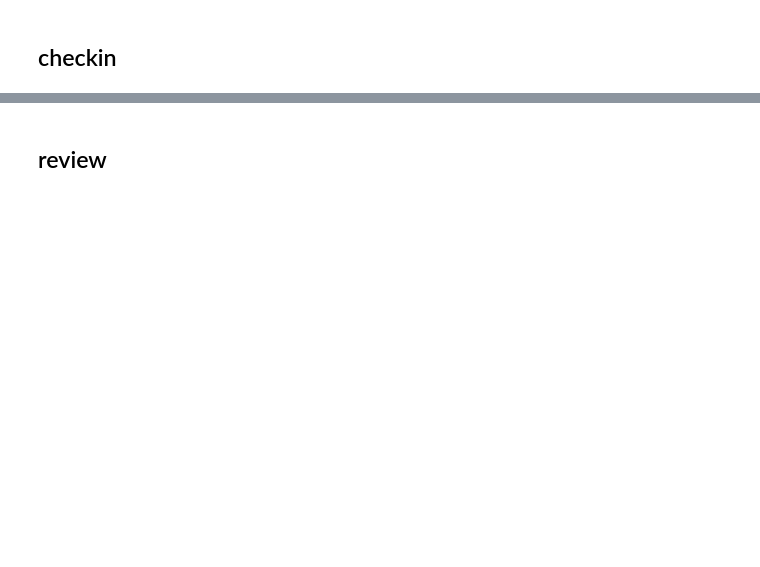
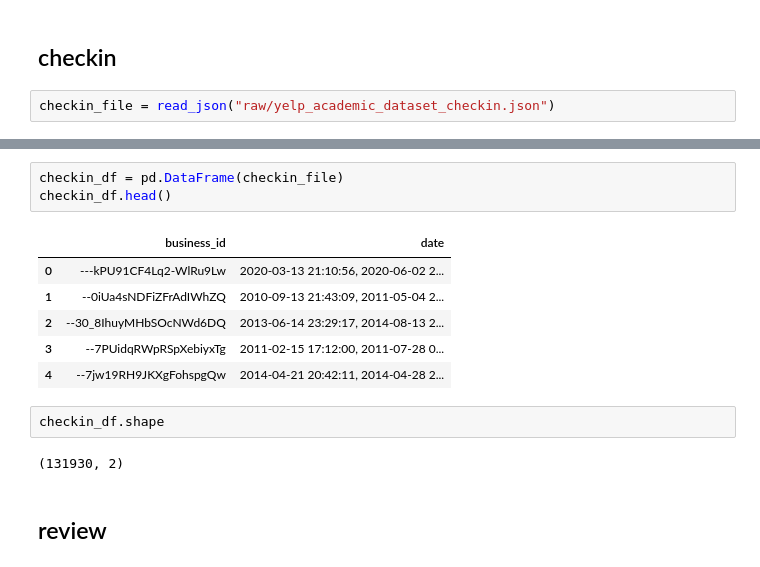
Before and after one commit to stevenhurwitt/yelp, a Jupyter notebook: notebooks/yelp-data-ingestion.ipynb, the cells around one changed output, grey strips where cells are left out. Cells and saved outputs as stored; diff of their text form; blank space fills up the shorter version.

```diff
--- a/notebooks/yelp-data-ingestion.ipynb
+++ b/notebooks/yelp-data-ingestion.ipynb
@@ -152,3 +132,5 @@ dummy.head()
 | 4 | mWMc6_wTdE0EUBKIGXDVfA | Perkiomen Valley Brewery | 101 Walnut St | Green Lane | PA | 18054 | 40.338183 | -75.471659 | 4.5 | ... |
 # %% [markdown]
 ## checkin
+# %%
+checkin_file = read_json("raw/yelp_academic_dataset_checkin.json")
@@ -172,2 +162,16 @@ here is an example record:
+# %%
+checkin_df = pd.DataFrame(checkin_file)
+checkin_df.head()
+# %% [output]
+|  | business_id | date |
+| 0 | ---kPU91CF4Lq2-WlRu9Lw | 2020-03-13 21:10:56, 2020-06-02 2... |
+| 1 | --0iUa4sNDFiZFrAdIWhZQ | 2010-09-13 21:43:09, 2011-05-04 2... |
+| 2 | --30_8IhuyMHbSOcNWd6DQ | 2013-06-14 23:29:17, 2014-08-13 2... |
+| 3 | --7PUidqRWpRSpXebiyxTg | 2011-02-15 17:12:00, 2011-07-28 0... |
+| 4 | --7jw19RH9JKXgFohspgQw | 2014-04-21 20:42:11, 2014-04-28 2... |
+# %%
+checkin_df.shape
+# %% [output]
+(131930, 2)
 # %% [markdown]
 ## review
```
Also changed, not shown: parts of 21 cells of this notebook, 2 other files.
